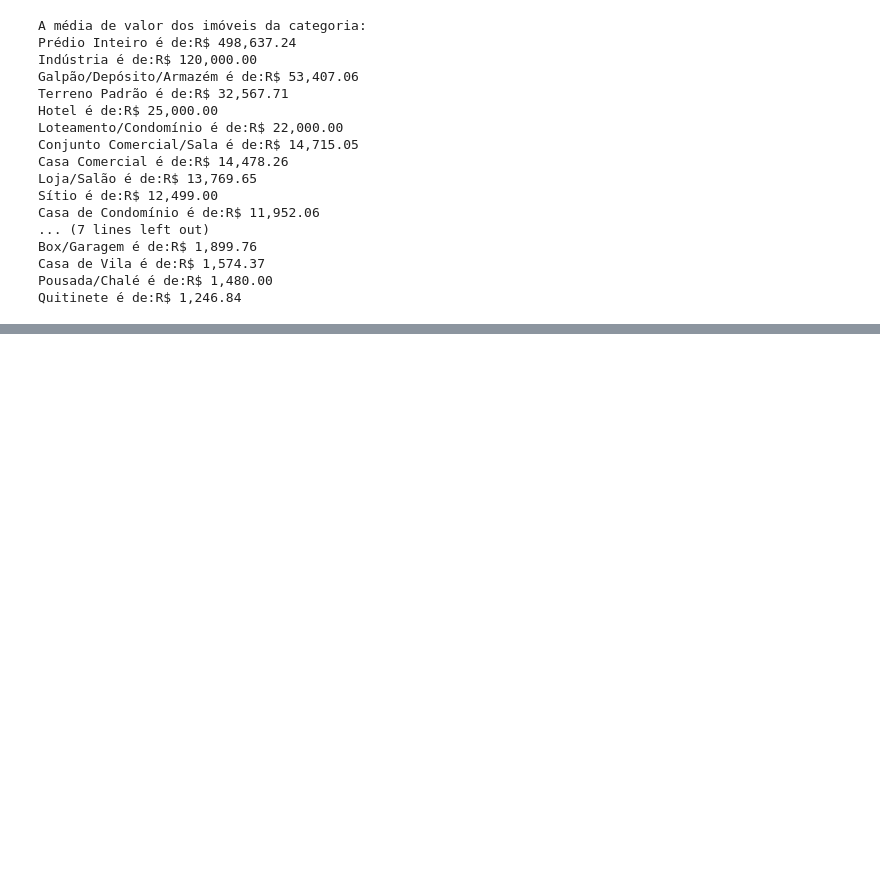
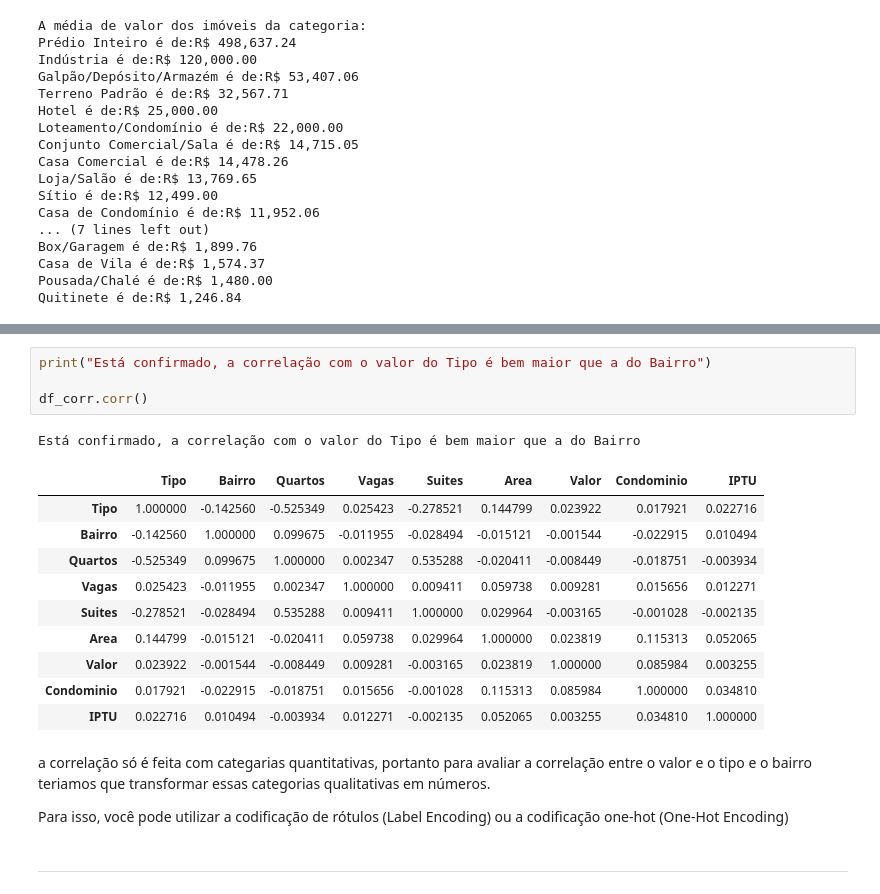
Before and after one commit to hevertonvalerio/geral, a Jupyter notebook: Projeto_Imobiliário.ipynb, the cells around one changed output, grey strips where cells are left out. Drawn from its saved outputs; the diff is of its cells as text; blank space fills up the shorter version.

```diff
--- a/Projeto_Imobiliário.ipynb
+++ b/Projeto_Imobiliário.ipynb
@@ -330,0 +443,22 @@ Quitinete é de:R$ 1,246.84
+# %%
+print("Está confirmado, a correlação com o valor do Tipo é bem maior que a do Bairro")
+
+df_corr.corr()
+# %% [output]
+Está confirmado, a correlação com o valor do Tipo é bem maior que a do Bairro
+|  | Tipo | Bairro | Quartos | Vagas | Suites | Area | Valor | Condominio | IPTU |
+| Tipo | 1.000000 | -0.142560 | -0.525349 | 0.025423 | -0.278521 | 0.144799 | 0.023922 | 0.017921 | 0.022716 |
+| Bairro | -0.142560 | 1.000000 | 0.099675 | -0.011955 | -0.028494 | -0.015121 | -0.001544 | -0.022915 | 0.010494 |
+| Quartos | -0.525349 | 0.099675 | 1.000000 | 0.002347 | 0.535288 | -0.020411 | -0.008449 | -0.018751 | -0.003934 |
+| Vagas | 0.025423 | -0.011955 | 0.002347 | 1.000000 | 0.009411 | 0.059738 | 0.009281 | 0.015656 | 0.012271 |
+| Suites | -0.278521 | -0.028494 | 0.535288 | 0.009411 | 1.000000 | 0.029964 | -0.003165 | -0.001028 | -0.002135 |
+| Area | 0.144799 | -0.015121 | -0.020411 | 0.059738 | 0.029964 | 1.000000 | 0.023819 | 0.115313 | 0.052065 |
+| Valor | 0.023922 | -0.001544 | -0.008449 | 0.009281 | -0.003165 | 0.023819 | 1.000000 | 0.085984 | 0.003255 |
+| Condominio | 0.017921 | -0.022915 | -0.018751 | 0.015656 | -0.001028 | 0.115313 | 0.085984 | 1.000000 | 0.034810 |
+| IPTU | 0.022716 | 0.010494 | -0.003934 | 0.012271 | -0.002135 | 0.052065 | 0.003255 | 0.034810 | 1.000000 |
+# %% [markdown]
+a correlação só é feita com categarias quantitativas, portanto para avaliar a correlação entre o valor e o tipo e o bairro teriamos que transformar essas categorias qualitativas em números.
+
+Para isso, você pode utilizar a codificação de rótulos (Label Encoding) ou a codificação one-hot (One-Hot Encoding)
+# %% [markdown]
+----
```
Also changed, not shown: parts of 15 cells of this notebook.
